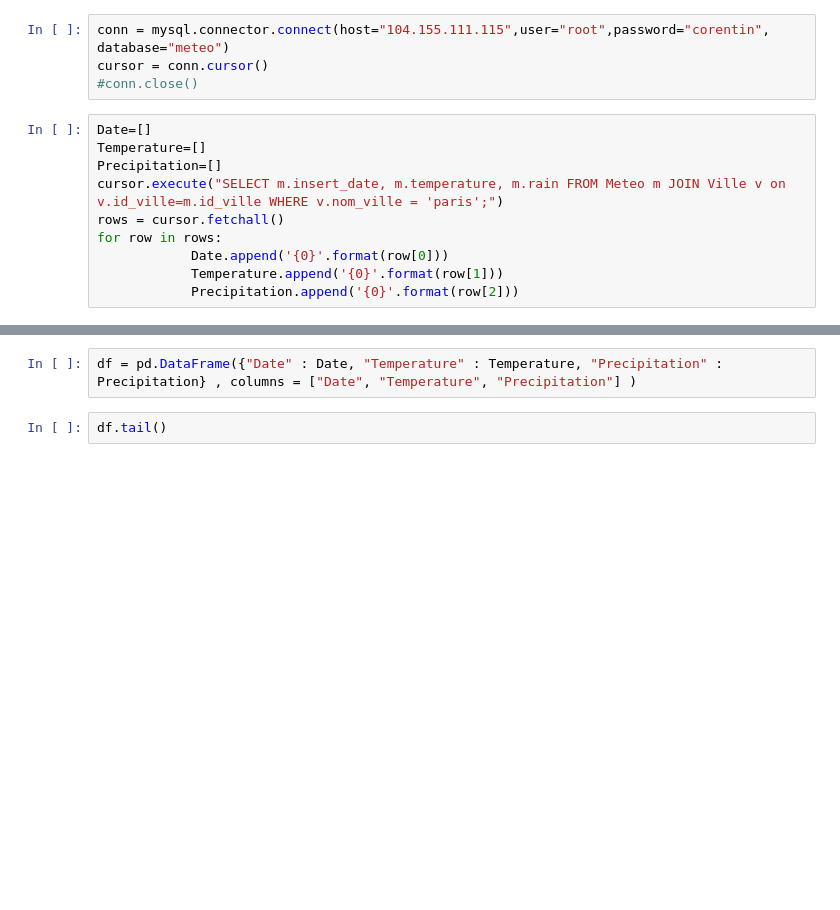
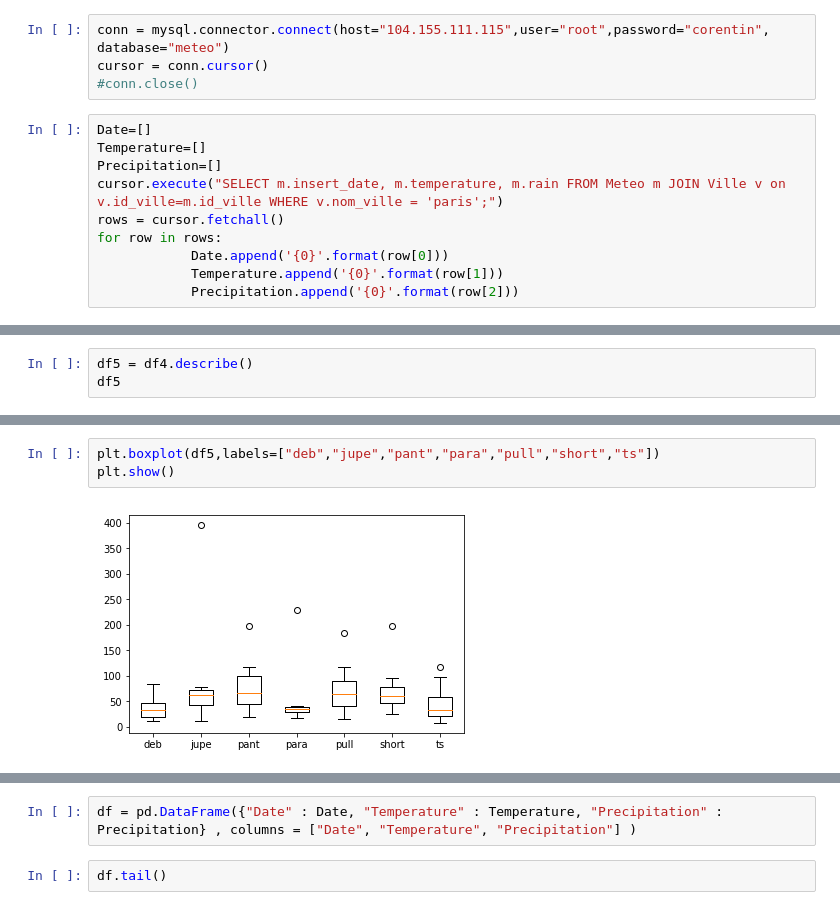
Before and after one commit to Cocorico84/Chef-d-oeuvre, a Jupyter notebook: Untitled.ipynb, the cells around one changed output, grey strips where cells are left out. Drawn from its saved outputs; the diff is of its cells as text; blank space fills up the shorter version.

```diff
--- a/Untitled.ipynb
+++ b/Untitled.ipynb
@@ -19,0 +81,3 @@ for row in rows:
+# %%
+df5 = df4.describe()
+df5
@@ -20,3 +94,8 @@ for row in rows:
+# %%
+plt.boxplot(df5,labels=["deb","jupe","pant","para","pull","short","ts"])
+plt.show()
+# %% [output]
+[figure, added]
 # %%
 print(Date)
 print(Temperature)
```
Also changed, not shown: parts of 15 cells of this notebook, 7 other files.
